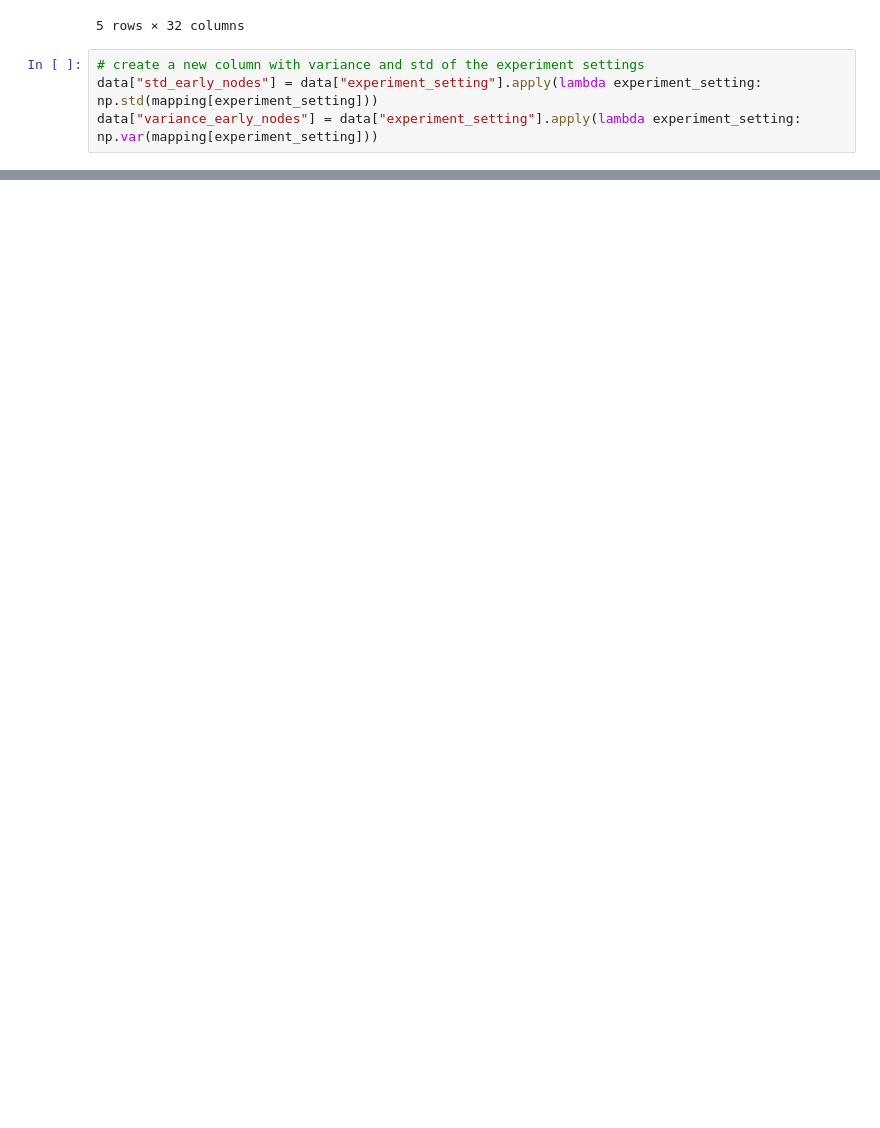
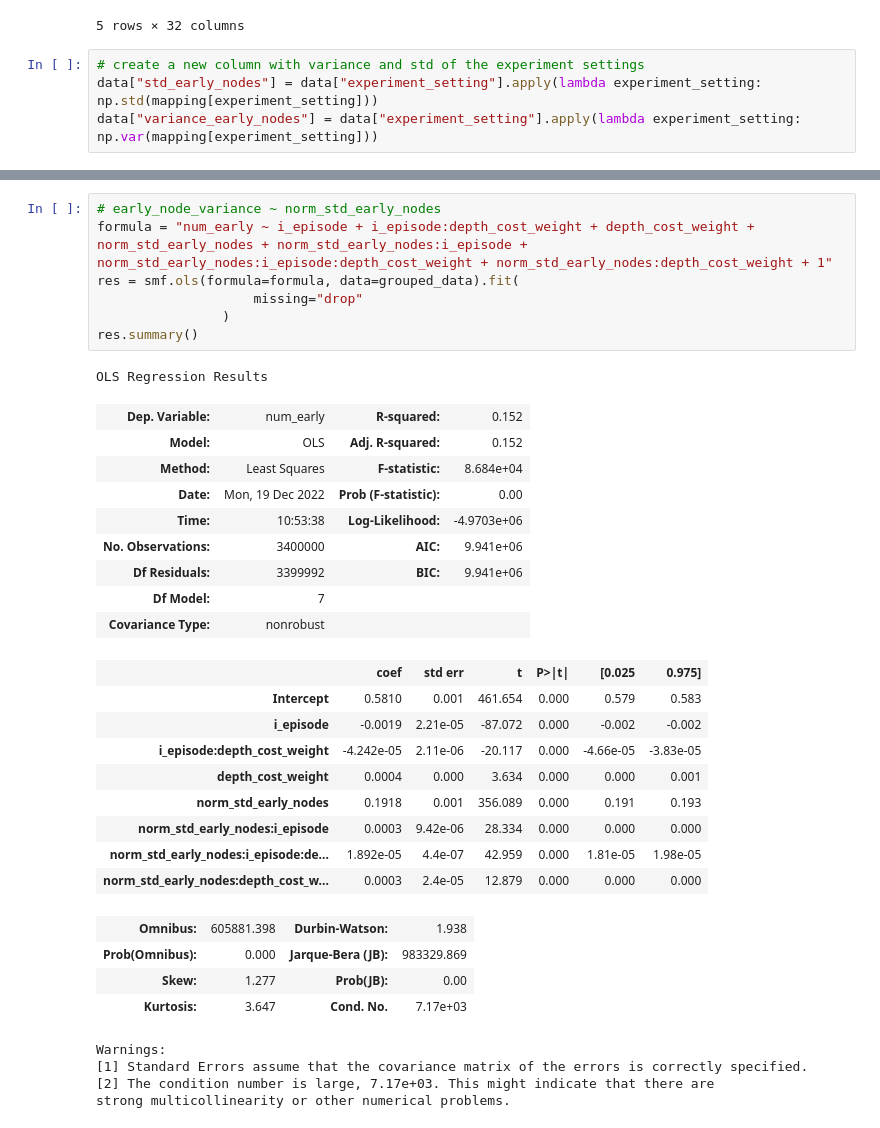
Before and after one commit to RationalityEnhancementGroup/planning-depth-differences, a Jupyter notebook: analysis/methods/learning/Simulated_regressions.ipynb, the cells around one changed output, grey strips where cells are left out. Drawn from its saved outputs; the diff is of its cells as text; blank space fills up the shorter version.

```diff
--- a/analysis/methods/learning/Simulated_regressions.ipynb
+++ b/analysis/methods/learning/Simulated_regressions.ipynb
@@ -125,0 +160,35 @@ strong multicollinearity or other numerical problems.
+# %%
+# early_node_variance ~ norm_std_early_nodes
+formula = "num_early ~ i_episode + i_episode:depth_cost_weight + depth_cost_weight + norm_std_early_nodes + norm_std_early_nodes:i_episode + norm_std_early_nodes:i_episode:depth_cost_weight + norm_std_early_nodes:depth_cost_weight + 1"
+res = smf.ols(formula=formula, data=grouped_data).fit(
+                    missing="drop"
+                )
+res.summary()
+# %% [output]
+OLS Regression Results
+| Dep. Variable: | num_early | R-squared: | 0.152 |
+| Model: | OLS | Adj. R-squared: | 0.152 |
+| Method: | Least Squares | F-statistic: | 8.684e+04 |
+| Date: | Mon, 19 Dec 2022 | Prob (F-statistic): | 0.00 |
+| Time: | 10:53:38 | Log-Likelihood: | -4.9703e+06 |
+| No. Observations: | 3400000 | AIC: | 9.941e+06 |
+| Df Residuals: | 3399992 | BIC: | 9.941e+06 |
+| Df Model: | 7 |  |  |
+| Covariance Type: | nonrobust |  |  |
+|  | coef | std err | t | P>|t| | [0.025 | 0.975] |
+| Intercept | 0.5810 | 0.001 | 461.654 | 0.000 | 0.579 | 0.583 |
+| i_episode | -0.0019 | 2.21e-05 | -87.072 | 0.000 | -0.002 | -0.002 |
+| i_episode:depth_cost_weight | -4.242e-05 | 2.11e-06 | -20.117 | 0.000 | -4.66e-05 | -3.83e-05 |
+| depth_cost_weight | 0.0004 | 0.000 | 3.634 | 0.000 | 0.000 | 0.001 |
+| norm_std_early_nodes | 0.1918 | 0.001 | 356.089 | 0.000 | 0.191 | 0.193 |
+| norm_std_early_nodes:i_episode | 0.0003 | 9.42e-06 | 28.334 | 0.000 | 0.000 | 0.000 |
+| norm_std_early_nodes:i_episode:de... | 1.892e-05 | 4.4e-07 | 42.959 | 0.000 | 1.81e-05 | 1.98e-05 |
+| norm_std_early_nodes:depth_cost_w... | 0.0003 | 2.4e-05 | 12.879 | 0.000 | 0.000 | 0.000 |
+| Omnibus: | 605881.398 | Durbin-Watson: | 1.938 |
+| Prob(Omnibus): | 0.000 | Jarque-Bera (JB): | 983329.869 |
+| Skew: | 1.277 | Prob(JB): | 0.00 |
+| Kurtosis: | 3.647 | Cond. No. | 7.17e+03 |
+Warnings:
+[1] Standard Errors assume that the covariance matrix of the errors is correctly specified.
+[2] The condition number is large, 7.17e+03. This might indicate that there are
+strong multicollinearity or other numerical problems.
```
Also changed, not shown: parts of 8 cells of this notebook.
